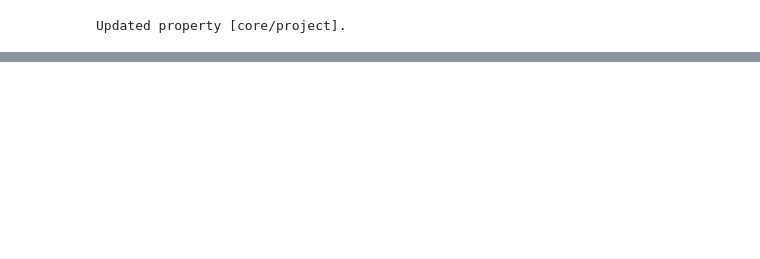
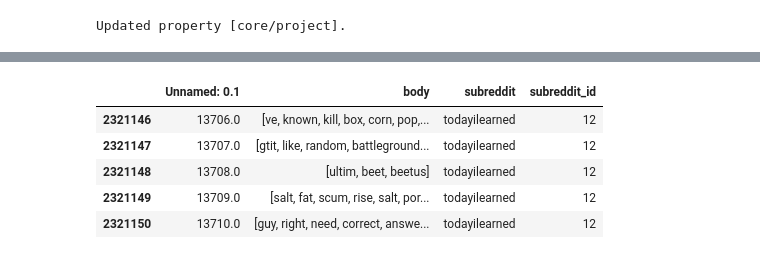
Before and after one commit to galligiuly/TFM-Which-subreddit-best-fits-my-post, a Jupyter notebook: 05_final_modelling/07.1_modelling_LRC_TFIDF.ipynb, the cells around one changed output, grey strips where cells are left out. Saved outputs shown, nothing was run; the diff lists cells and outputs as text; code cells hidden in the pictures; blank space fills up the shorter version.

```diff
--- a/05_final_modelling/07.1_modelling_LRC_TFIDF.ipynb
+++ b/05_final_modelling/07.1_modelling_LRC_TFIDF.ipynb
@@ -286,0 +436,4 @@ print(np.mean(predicted_labels == data["test"]["labels"]))
+# %%
+# IAMA => wrong
+
+sentence4 ="I do medical billing for a major hospital and I believe for-profit health care is evil. AMAA"
@@ -286,0 +450,9 @@ print(np.mean(predicted_labels == data["test"]["labels"]))
+# %%
+model_LR_df[model_LR_df['subreddit_id'] == int(result4)].head()
+# %% [output]
+|  | Unnamed: 0.1 | body | subreddit | subreddit_id |
+| 2321146 | 13706.0 | [ve, known, kill, box, corn, pop,... | todayilearned | 12 |
+| 2321147 | 13707.0 | [gtit, like, random, battleground... | todayilearned | 12 |
+| 2321148 | 13708.0 | [ultim, beet, beetus] | todayilearned | 12 |
+| 2321149 | 13709.0 | [salt, fat, scum, rise, salt, por... | todayilearned | 12 |
+| 2321150 | 13710.0 | [guy, right, need, correct, answe... | todayilearned | 12 |
```
Also changed, not shown: parts of 56 cells of this notebook, 3 other files.
